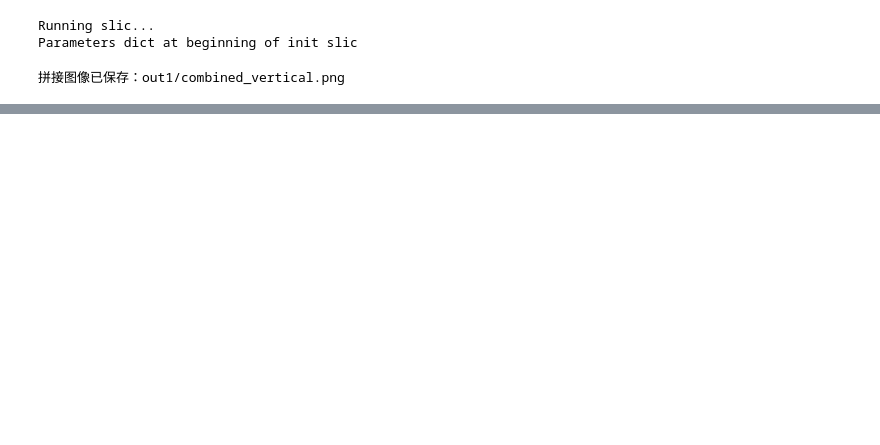
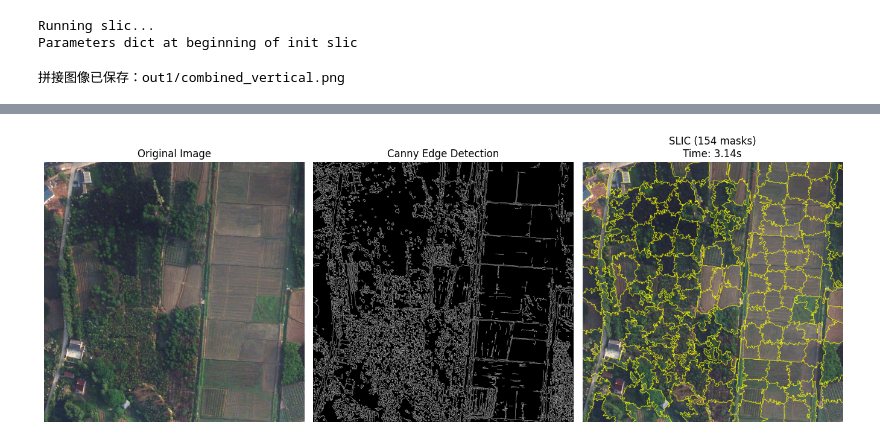
Before and after one commit to likaiw2/LKSeg, a Jupyter notebook: models/super_pixel/test.ipynb, the cells around one changed output, grey strips where cells are left out. Saved outputs shown, nothing was run; the diff lists cells and outputs as text; code cells hidden in the pictures; blank space fills up the shorter version.

```diff
--- a/models/super_pixel/test.ipynb
+++ b/models/super_pixel/test.ipynb
@@ -241,3 +241,73 @@ combined_image.save(output_path)
 print(f"拼接图像已保存：{output_path}")
 # %% [output]
 拼接图像已保存：out1/combined_vertical.png
+# %%
+import torch
+import matplotlib.pyplot as plt
+import numpy as np
+import time
+from skimage.io import imread
+from skimage.segmentation import mark_boundaries
+from skimage.feature import canny
+from skimage.color import rgb2gray
+from superpixel import SuperpixelExtractor
+
+def test_single_image_all_algorithms(img_path):
+    # algorithms = ["slic", "felzenszwalb", "quickshift", "watershed", "seeds"]
+    algorithms = ["slic"]
+
+    # 加载图像并转为 Tensor
+    img = imread(img_path)
+    if img.shape[-1] > 3:
+        img = img[:, :, :3]
+    img_tensor = torch.from_numpy(img.transpose(2, 0, 1)).unsqueeze(0).float()  # [1, 3, H, W]
+
+    # 归一化用于 mark_boundaries 和灰度处理
+    img_for_vis = img / 255.0 if img.max() > 1 else img
+    gray_img = rgb2gray(img_for_vis)
+    canny_edges = canny(gray_img)
+
+    plt.figure(figsize=(18, 10))
+
+    # 显示原图
+    plt.subplot(2, 4, 1)
+    plt.imshow(img_for_vis)
+    plt.title("Original Image")
+    plt.axis('off')
+
+    # 显示 Canny 边缘图
+    plt.subplot(2, 4, 2)
+    plt.imshow(canny_edges, cmap='gray')
+    plt.title("Canny Edge Detection")
+    plt.axis('off')
+
+    for i, algo in enumerate(algorithms):
+        print(f"Running {algo}...")
+        try:
+            extractor = SuperpixelExtractor(algo)
+            start = time.time()
+            _, n_masks, _, assigned = extractor(img_tensor)
+            pred_masks_batch, n_pred_masks, covered_pixels_batch, assigned_masks_batch = extractor(img_tensor)
+            print(pred_masks_batch.shape, n_pred_masks, covered_pixels_batch.shape, assigned_masks_batch.shape)
+            print(covered_pixels_batch.unique(), assigned_masks_batch.unique())
+
+            duration = time.time() - start
+
+            segments = assigned[0].numpy()
+            vis_image = mark_boundaries(img_for_vis, segments)
+
+            # 注意索引从第3个 subplot 开始
+            plt.subplot(2, 4, i + 3)
+            plt.imshow(vis_image)
+            plt.title(f"{algo.upper()} ({n_masks[0]} masks)\nTime: {duration:.2f}s")
+            plt.axis('off')
+        except Exception as e:
+            print(f"[ERROR] {algo}: {e}")
+
+    plt.tight_layout()
+    plt.show()
+
+# 调用主函数
+image_path = "/home/liw324/code/Segment/LKSeg/data/LoveDA/Train/Rural/images_png/0.png"
+test_single_image_all_algorithms(image_path)
+# %% [output]
@@ -243,0 +328 @@ print(f"拼接图像已保存：{output_path}")
+[figure, added]
```
Also changed, not shown: parts of 1 cell of this notebook, 50 other files.
